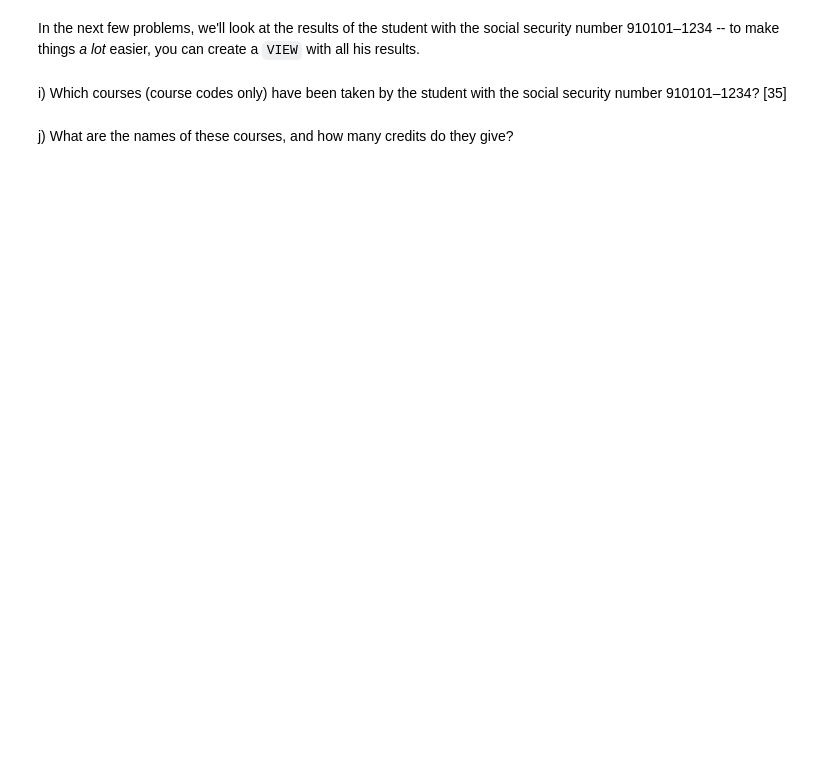
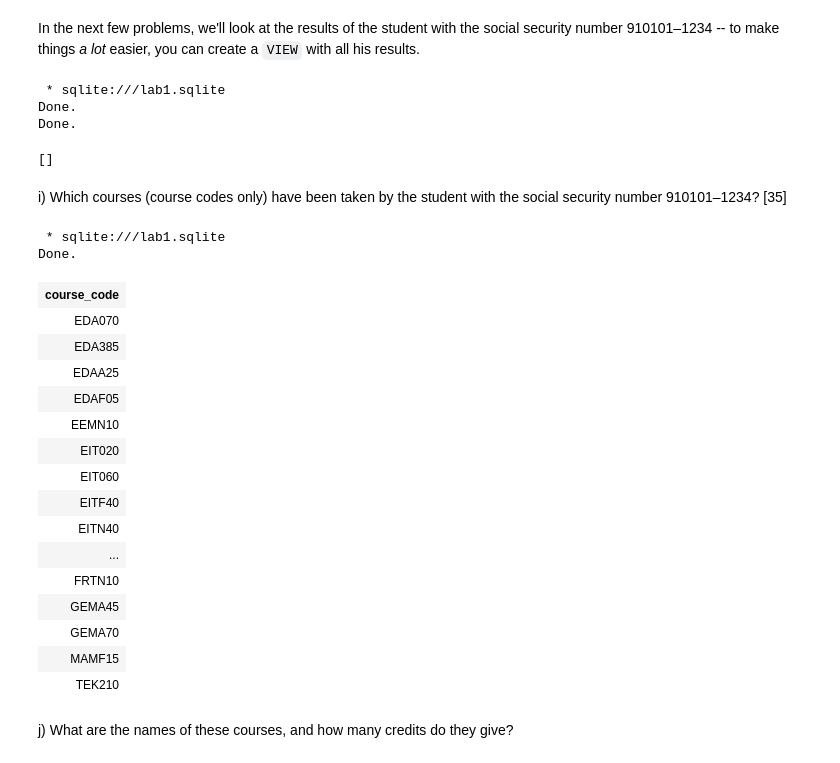
Before and after one commit to adafor94/EDAF75, a Jupyter notebook: lab1/lab1.ipynb, the cells around one changed output. Cells and saved outputs as stored; diff of their text form; code cells hidden in the pictures; blank space fills up the shorter version.

```diff
--- a/lab1/lab1.ipynb
+++ b/lab1/lab1.ipynb
@@ -409,13 +442,42 @@ make things _a lot_ easier, you can create a `VIEW` with all
 his results.
 # %%
 %%sql
-DROP VIEW IF EXISTS ...;
-CREATE VIEW ... AS
+DROP VIEW IF EXISTS student_results;
+CREATE VIEW student_results AS
+    SELECT *
+    FROM taken_courses
+    WHERE ssn = "910101-1234"
+# %% [output]
+ * sqlite:///lab1.sqlite
+Done.
+Done.
+[]
 # %% [markdown]
 i) Which courses (course codes only) have been taken by the
    student with the social security number 910101–1234? [35]
 # %%
 %%sql
+SELECT course_code
+FROM student_results
+# %% [output]
+ * sqlite:///lab1.sqlite
+Done.
+| course_code |
+| EDA070 |
+| EDA385 |
+| EDAA25 |
+| EDAF05 |
+| EEMN10 |
+| EIT020 |
+| EIT060 |
+| EITF40 |
+| EITN40 |
+| ... |
+| FRTN10 |
+| GEMA45 |
+| GEMA70 |
+| MAMF15 |
+| TEK210 |
 # %% [markdown]
 j) What are the names of these courses, and how many credits
    do they give?
```
Also changed, not shown: parts of 7 cells of this notebook, 1 other file.
